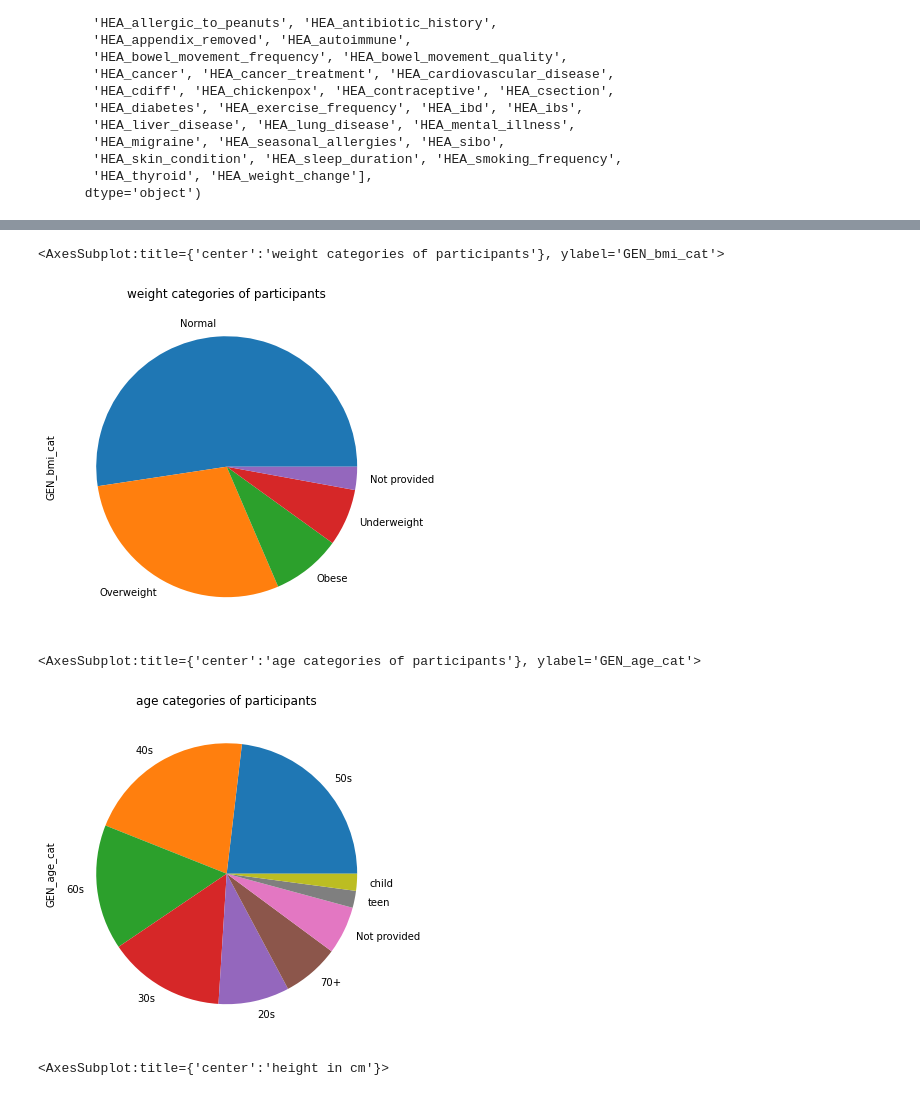
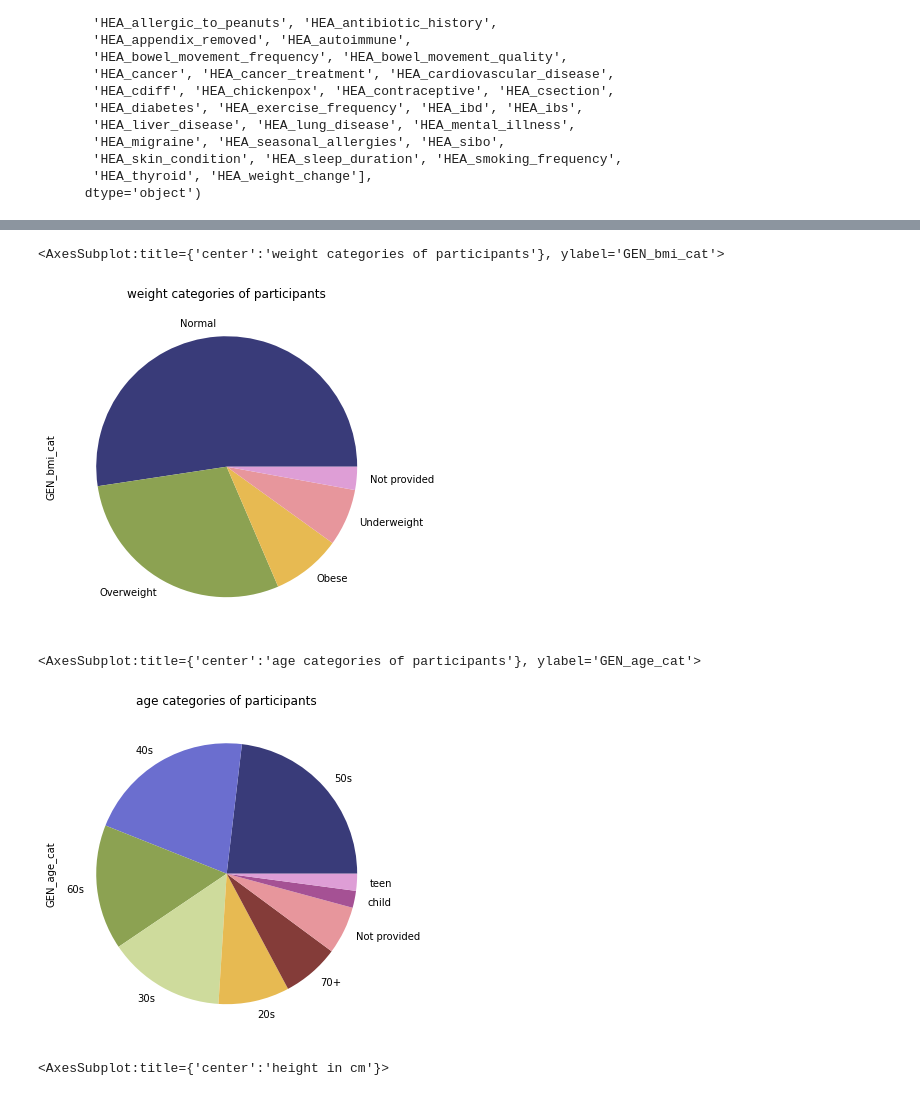
Before and after one commit to annawet/Poop-Power, a Jupyter notebook: ExploringMetadata.ipynb, the cells around one changed output, grey strips where cells are left out. Drawn from its saved outputs; the diff is of its cells as text; code cells hidden in the pictures.

```diff
--- a/ExploringMetadata.ipynb
+++ b/ExploringMetadata.ipynb
@@ -68,13 +91,14 @@ df_demo.GEN_country.value_counts().plot(kind = 'bar', title = 'countries', color
 # %%
-df_demo.GEN_bmi_cat.value_counts().plot(kind = 'pie', title = 'weight categories of participants',  figsize = [16, 6])
+df_demo.GEN_bmi_cat.value_counts().plot(kind = 'pie', title = 'weight categories of participants',
+                                        figsize = [16, 6], colormap = 'tab20b')
 # %% [output]
 <AxesSubplot:title={'center':'weight categories of participants'}, ylabel='GEN_bmi_cat'>
-[figure, old version]
+[figure, new version]
 # %%
-df_demo.GEN_age_cat.value_counts().plot(kind = 'pie', title = 'age categories of participants', figsize = [16, 6])
+df_demo.GEN_age_cat.value_counts().plot(kind = 'pie', title = 'age categories of participants', figsize = [16, 6], colormap = 'tab20b')
 # %% [output]
 <AxesSubplot:title={'center':'age categories of participants'}, ylabel='GEN_age_cat'>
-[figure, old version]
+[figure, new version]
 # %%
 df_demo.GEN_height_cm.plot(kind = 'box', title = 'height in cm', color = 'darkgrey', ylim = [0, 250], figsize = [16, 6])
 # %% [output]
```
Also changed, not shown: parts of 7 cells of this notebook, 7 other files.
